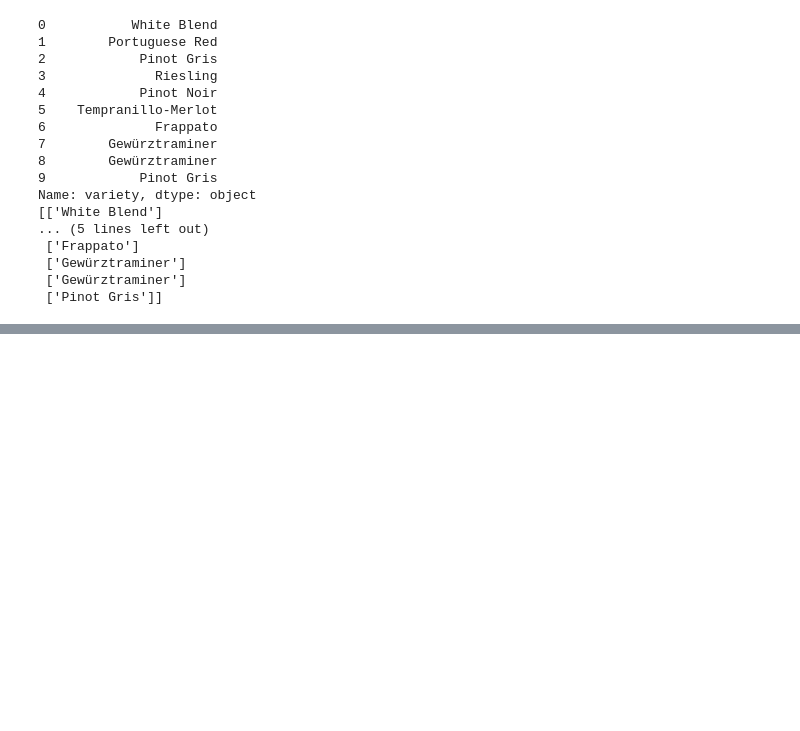
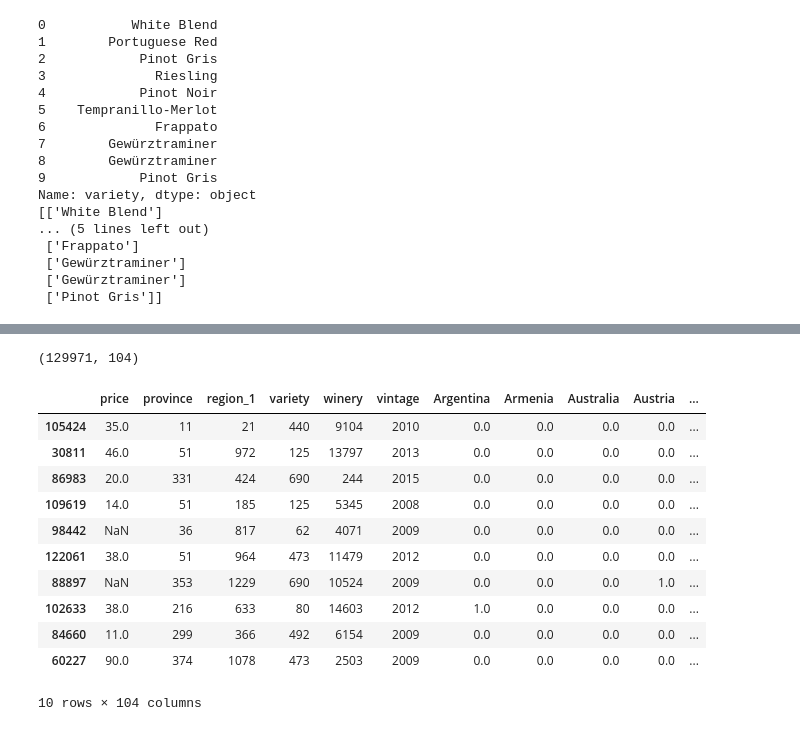
Before and after one commit to chorhatarahuduketuri/Wine-reviews, a Jupyter notebook: code/Wine Reviews EDA.ipynb, the cells around one changed output, grey strips where cells are left out. Drawn from its saved outputs; the diff is of its cells as text; code cells hidden in the pictures; blank space fills up the shorter version.

```diff
--- a/code/Wine Reviews EDA.ipynb
+++ b/code/Wine Reviews EDA.ipynb
@@ -1336,0 +1413,47 @@ ohe.categories_
+# %%
+# Mixed encoding feature DataFrame
+feature_data_mixed_encoding = feature_data.copy(deep=False)
+feature_data_mixed_encoding = feature_data_mixed_encoding.drop(labels=['description', 'designation', 'title'], axis=1)
+feature_data_mixed_encoding['vintage'] = vintage
+
+# Label encoding
+feature_data_mixed_encoding.province = encoded_provinces
+feature_data_mixed_encoding.region_1 = encoded_region_1s
+feature_data_mixed_encoding.variety = encoded_varieties
+feature_data_mixed_encoding.winery = encoded_wineries
+
+# One hot encoding
+feature_data_mixed_encoding = feature_data_mixed_encoding.drop(labels=['country', 'region_2', 'taster_name', 'taster_twitter_handle'], axis=1)
+
+one_hot_countries_df = pd.DataFrame(data=one_hot_countries, columns=one_hot_country.categories_[0])
+feature_data_mixed_encoding = pd.concat([feature_data_mixed_encoding, one_hot_countries_df], axis=1)
+one_hot_countries_df = one_hot_countries_df.rename(columns={"nan":"country_nan"})
+
+one_hot_region_2s_df = pd.DataFrame(data=one_hot_region_2s, columns=one_hot_region_2.categories_[0])
+feature_data_mixed_encoding = pd.concat([feature_data_mixed_encoding, one_hot_region_2s_df], axis=1)
+one_hot_region_2s_df = one_hot_region_2s_df.rename(columns={"nan":"region_2_nan"})
+
+one_hot_taster_names_df = pd.DataFrame(data=one_hot_taster_names, columns=one_hot_taster_name.categories_[0])
+feature_data_mixed_encoding = pd.concat([feature_data_mixed_encoding, one_hot_taster_names_df], axis=1)
+one_hot_taster_names_df = one_hot_taster_names_df.rename(columns={"nan":"taster_name_nan"})
+
+one_hot_taster_twitter_handles_df = pd.DataFrame(data=one_hot_taster_twitter_handles, columns=one_hot_taster_twitter_handle.categories_[0])
+feature_data_mixed_encoding = pd.concat([feature_data_mixed_encoding, one_hot_taster_twitter_handles_df], axis=1)
+one_hot_taster_twitter_handles_df = one_hot_taster_twitter_handles_df.rename(columns={"nan":"taster_twitter_handle_nan"})
+
+print(feature_data_mixed_encoding.shape)
+feature_data_mixed_encoding.sample(10, random_state=4)
+# %% [output]
+(129971, 104)
+|  | price | province | region_1 | variety | winery | vintage | Argentina | Armenia | Australia | Austria | ... |
+| 105424 | 35.0 | 11 | 21 | 440 | 9104 | 2010 | 0.0 | 0.0 | 0.0 | 0.0 | ... |
+| 30811 | 46.0 | 51 | 972 | 125 | 13797 | 2013 | 0.0 | 0.0 | 0.0 | 0.0 | ... |
+| 86983 | 20.0 | 331 | 424 | 690 | 244 | 2015 | 0.0 | 0.0 | 0.0 | 0.0 | ... |
+| 109619 | 14.0 | 51 | 185 | 125 | 5345 | 2008 | 0.0 | 0.0 | 0.0 | 0.0 | ... |
+| 98442 | NaN | 36 | 817 | 62 | 4071 | 2009 | 0.0 | 0.0 | 0.0 | 0.0 | ... |
+| 122061 | 38.0 | 51 | 964 | 473 | 11479 | 2012 | 0.0 | 0.0 | 0.0 | 0.0 | ... |
+| 88897 | NaN | 353 | 1229 | 690 | 10524 | 2009 | 0.0 | 0.0 | 0.0 | 1.0 | ... |
+| 102633 | 38.0 | 216 | 633 | 80 | 14603 | 2012 | 1.0 | 0.0 | 0.0 | 0.0 | ... |
+| 84660 | 11.0 | 299 | 366 | 492 | 6154 | 2009 | 0.0 | 0.0 | 0.0 | 0.0 | ... |
+| 60227 | 90.0 | 374 | 1078 | 473 | 2503 | 2009 | 0.0 | 0.0 | 0.0 | 0.0 | ... |
+10 rows × 104 columns
```
Also changed, not shown: parts of 15 cells of this notebook.
